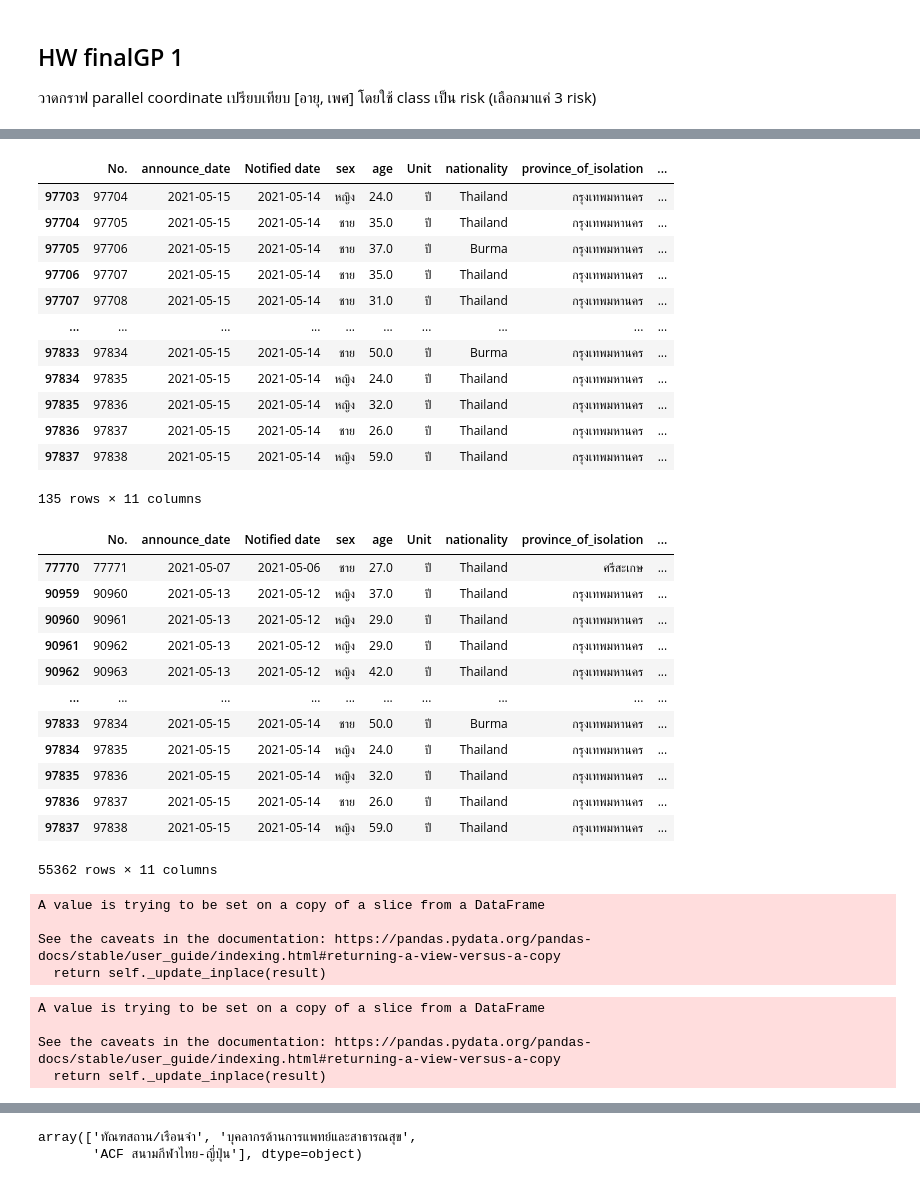
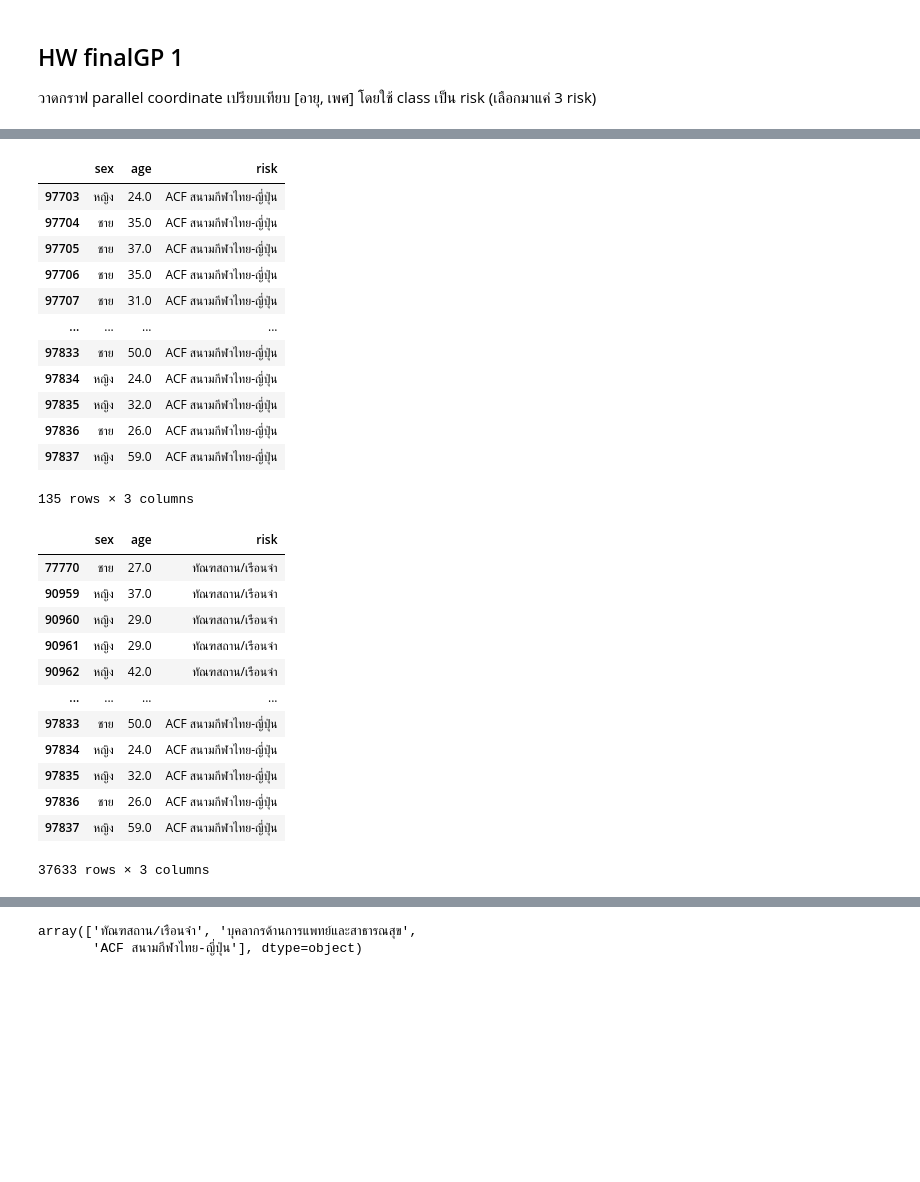
Before and after one commit to gotserena/data_viz_2022, a Jupyter notebook: DataViz01_Table_Data.ipynb, the cells around one changed output, grey strips where cells are left out. Saved outputs shown, nothing was run; the diff lists cells and outputs as text; code cells hidden in the pictures; blank space fills up the shorter version.

```diff
--- a/DataViz01_Table_Data.ipynb
+++ b/DataViz01_Table_Data.ipynb
@@ -174,0 +175,5 @@ data_df
+# %%
+data_df1 = data_df[['sex','age','risk']]
+# %%
+data_dfdrop=data_df1.dropna()
+data_dfdrop
@@ -209,35 +228,34 @@ data2
 # %%
-data3 = data_df[data_df['risk']== 'ACF สนามกีฬาไทย-ญี่ปุ่น']
+data3 = data_dfdrop[data_dfdrop['risk']== 'ACF สนามกีฬาไทย-ญี่ปุ่น']
 data3
 # %% [output]
-|  | No. | announce_date | Notified date | sex | age | Unit | nationality | province_of_isolation | ... |
-| 97703 | 97704 | 2021-05-15 | 2021-05-14 | หญิง | 24.0 | ปี | Thailand | กรุงเทพมหานคร | ... |
-| 97704 | 97705 | 2021-05-15 | 2021-05-14 | ชาย | 35.0 | ปี | Thailand | กรุงเทพมหานคร | ... |
-| 97705 | 97706 | 2021-05-15 | 2021-05-14 | ชาย | 37.0 | ปี | Burma | กรุงเทพมหานคร | ... |
-| 97706 | 97707 | 2021-05-15 | 2021-05-14 | ชาย | 35.0 | ปี | Thailand | กรุงเทพมหานคร | ... |
-| 97707 | 97708 | 2021-05-15 | 2021-05-14 | ชาย | 31.0 | ปี | Thailand | กรุงเทพมหานคร | ... |
-| ... | ... | ... | ... | ... | ... | ... | ... | ... | ... |
-| 97833 | 97834 | 2021-05-15 | 2021-05-14 | ชาย | 50.0 | ปี | Burma | กรุงเทพมหานคร | ... |
-| 97834 | 97835 | 2021-05-15 | 2021-05-14 | หญิง | 24.0 | ปี | Thailand | กรุงเทพมหานคร | ... |
-| 97835 | 97836 | 2021-05-15 | 2021-05-14 | หญิง | 32.0 | ปี | Thailand | กรุงเทพมหานคร | ... |
-| 97836 | 97837 | 2021-05-15 | 2021-05-14 | ชาย | 26.0 | ปี | Thailand | กรุงเทพมหานคร | ... |
-| 97837 | 97838 | 2021-05-15 | 2021-05-14 | หญิง | 59.0 | ปี | Thailand | กรุงเทพมหานคร | ... |
+|  | sex | age | risk |
+| 97703 | หญิง | 24.0 | ACF สนามกีฬาไทย-ญี่ปุ่น |
+| 97704 | ชาย | 35.0 | ACF สนามกีฬาไทย-ญี่ปุ่น |
+| 97705 | ชาย | 37.0 | ACF สนามกีฬาไทย-ญี่ปุ่น |
+| 97706 | ชาย | 35.0 | ACF สนามกีฬาไทย-ญี่ปุ่น |
+| 97707 | ชาย | 31.0 | ACF สนามกีฬาไทย-ญี่ปุ่น |
+| ... | ... | ... | ... |
+| 97833 | ชาย | 50.0 | ACF สนามกีฬาไทย-ญี่ปุ่น |
+| 97834 | หญิง | 24.0 | ACF สนามกีฬาไทย-ญี่ปุ่น |
+| 97835 | หญิง | 32.0 | ACF สนามกีฬาไทย-ญี่ปุ่น |
+| 97836 | ชาย | 26.0 | ACF สนามกีฬาไทย-ญี่ปุ่น |
+| 97837 | หญิง | 59.0 | ACF สนามกีฬาไทย-ญี่ปุ่น |
-135 rows × 11 columns
+135 rows × 3 columns
 # %%
- data4 = pd.concat([data1,data2])
- data5 = pd.concat([data4,data3])
- data5
+data_all = pd.concat([data1,data2,data3])
+data_all
 # %% [output]
-|  | No. | announce_date | Notified date | sex | age | Unit | nationality | province_of_isolation | ... |
-| 77770 | 77771 | 2021-05-07 | 2021-05-06 | ชาย | 27.0 | ปี | Thailand | ศรีสะเกษ | ... |
-| 90959 | 90960 | 2021-05-13 | 2021-05-12 | หญิง | 37.0 | ปี | Thailand | กรุงเทพมหานคร | ... |
-| 90960 | 90961 | 2021-05-13 | 2021-05-12 | หญิง | 29.0 | ปี | Thailand | กรุงเทพมหานคร | ... |
-| 90961 | 90962 | 2021-05-13 | 2021-05-12 | หญิง | 29.0 | ปี | Thailand | กรุงเทพมหานคร | ... |
-| 90962 | 90963 | 2021-05-13 | 2021-05-12 | หญิง | 42.0 | ปี | Thailand | กรุงเทพมหานคร | ... |
-| ... | ... | ... | ... | ... | ... | ... | ... | ... | ... |
-| 97833 | 97834 | 2021-05-15 | 2021-05-14 | ชาย | 50.0 | ปี | Burma | กรุงเทพมหานคร | ... |
-| 97834 | 97835 | 2021-05-15 | 2021-05-14 | หญิง | 24.0 | ปี | Thailand | กรุงเทพมหานคร | ... |
-| 97835 | 97836 | 2021-05-15 | 2021-05-14 | หญิง | 32.0 | ปี | Thailand | กรุงเทพมหานคร | ... |
-| 97836 | 97837 | 2021-05-15 | 2021-05-14 | ชาย | 26.0 | ปี | Thailand | กรุงเทพมหานคร | ... |
-| 97837 | 97838 | 2021-05-15 | 2021-05-14 | หญิง | 59.0 | ปี | Thailand | กรุงเทพมหานคร | ... |
+|  | sex | age | risk |
+| 77770 | ชาย | 27.0 | ทัณฑสถาน/เรือนจำ |
+| 90959 | หญิง | 37.0 | ทัณฑสถาน/เรือนจำ |
+| 90960 | หญิง | 29.0 | ทัณฑสถาน/เรือนจำ |
+| 90961 | หญิง | 29.0 | ทัณฑสถาน/เรือนจำ |
+| 90962 | หญิง | 42.0 | ทัณฑสถาน/เรือนจำ |
+| ... | ... | ... | ... |
+| 97833 | ชาย | 50.0 | ACF สนามกีฬาไทย-ญี่ปุ่น |
+| 97834 | หญิง | 24.0 | ACF สนามกีฬาไทย-ญี่ปุ่น |
+| 97835 | หญิง | 32.0 | ACF สนามกีฬาไทย-ญี่ปุ่น |
+| 97836 | ชาย | 26.0 | ACF สนามกีฬาไทย-ญี่ปุ่น |
+| 97837 | หญิง | 59.0 | ACF สนามกีฬาไทย-ญี่ปุ่น |
-55362 rows × 11 columns
+37633 rows × 3 columns
@@ -246,14 +261,0 @@ this_data = data5[['sex','age','risk']]
-# %%
-this_data['sex'].replace({'ชาย':1,'หญิง':100}, inplace=True)
-# %% [output]
-A value is trying to be set on a copy of a slice from a DataFrame
-
-See the caveats in the documentation: https://pandas.pydata.org/pandas-docs/stable/user_guide/indexing.html#returning-a-view-versus-a-copy
-  return self._update_inplace(result)
-# %%
-this_data['risk'].replace({'สถานบันเทิง':'entertainment place','สนามมวย':'boxing stadium','ผู้ติดเชื้อในประเทศ':'infected people in the country'}, inplace=True)
-# %% [output]
-A value is trying to be set on a copy of a slice from a DataFrame
-
-See the caveats in the documentation: https://pandas.pydata.org/pandas-docs/stable/user_guide/indexing.html#returning-a-view-versus-a-copy
-  return self._update_inplace(result)
```
Also changed, not shown: parts of 17 cells of this notebook.
